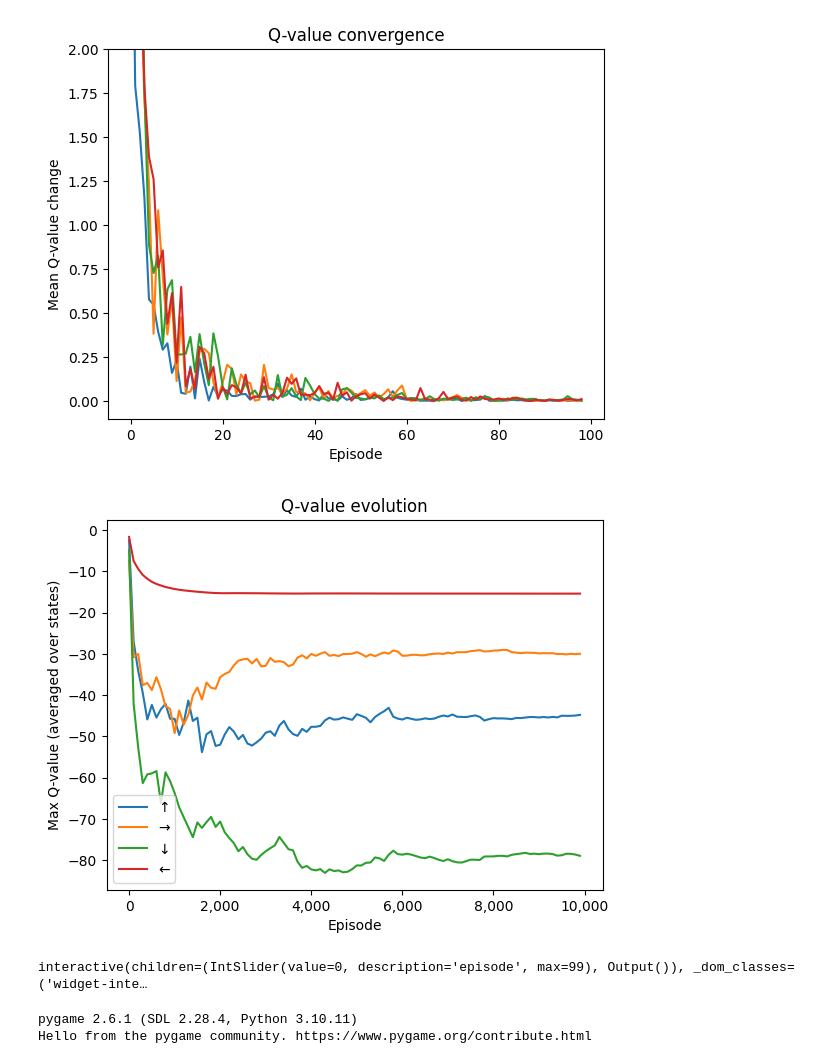
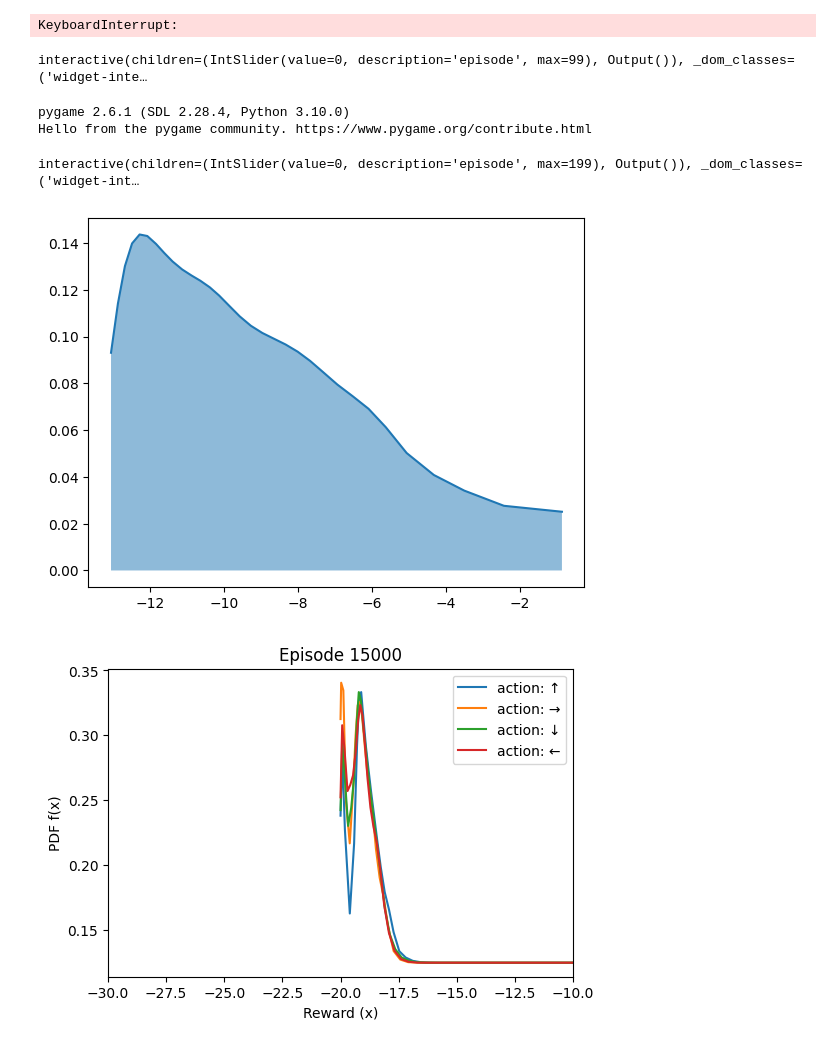
Before and after one commit to AlecHero/QuantileRegressionProject, a Jupyter notebook: plot_book.ipynb, the cells around one changed output. Drawn from its saved outputs; the diff is of its cells as text; code cells hidden in the pictures.

```diff
--- a/plot_book.ipynb
+++ b/plot_book.ipynb
@@ -1,7 +1,7 @@
 # %%
 from dist_run import load_experiment
 
-experiment_name = "CliffCustom-v1_2409_2333"
-params, tables = load_experiment(experiment_name)
-tables = tables[0] # Run
+params, tables = load_experiment("large/WindyRooms-v1_5runs")
+tables = tables.mean(0)
 qtables = tables.mean(-1) if params.n_quantiles > 1 else tables[-1]
+qtable = qtables[-1]
@@ -11,7 +14,6 @@ from dist_plot import plot_mean_convergence, plot_state_convergence
 plot_mean_convergence(qtables)
 plot_state_convergence(qtables, state=36)
 # %% [output]
-[figure, removed]
-[figure, removed]
+KeyboardInterrupt:
 # %%
 from dist_plot import qr_display_episodes
@@ -22,7 +26,32 @@ interactive(children=(IntSlider(value=0, description='episode', max=99), Output(
 # %%
 from display_qtables import display_qtables
 
-display_qtables(qtables, params)
+display_qtables(qtables, params, decimals=1, grid_size=60)
 # %% [output]
-pygame 2.6.1 (SDL 2.28.4, Python 3.10.11)
+pygame 2.6.1 (SDL 2.28.4, Python 3.10.0)
 Hello from the pygame community. https://www.pygame.org/contribute.html
+# %%
+from dist_plot import qr_display_episodes_kde
+
+qr_display_episodes_kde(tables, params, state=36, action=3)
+# %% [output]
+interactive(children=(IntSlider(value=0, description='episode', max=199), Output()), _dom_classes=('widget-int…
+# %%
+from sklearn.neighbors import KernelDensity
+import numpy as np
+from matplotlib import pyplot as plt
+
+action = 0
+episode = -1
+
+state = np.ravel_multi_index((13,0), params.map_size)
+samples = tables[episode,state,action][:, None]
+kde = KernelDensity(kernel="gaussian", bandwidth=0.5).fit(samples)
+log_pdf = kde.score_samples(samples)
+pdf = np.exp(log_pdf)
+
+plt.plot(samples[:,0], pdf)
+plt.fill_between(samples[:,0], pdf, alpha=0.5)
+plt.show()
+# %% [output]
+[figure, added]
@@ -28,0 +68,32 @@ Hello from the pygame community. https://www.pygame.org/contribute.html
+# %%
+from sklearn.neighbors import KernelDensity
+import numpy as np
+import matplotlib.pyplot as plt
+
+def qr_pdf_kde(action_quantiles, bandwidth=0.5):
+    samples = action_quantiles.flatten()[:, None]  # shape (n_samples, 1)
+    kde = KernelDensity(kernel="gaussian", bandwidth=bandwidth).fit(samples)
+    log_pdf = kde.score_samples(samples)
+    pdf = np.exp(log_pdf)
+    return samples, pdf
+
+ARROW_DIRECTIONS = {0: "↑", 1: "→", 2: "↓", 3: "←"}
+
+def _qr_episodes_kde(tables, params, episode, state, bandwidth=0.1):
+    plt.figure(figsize=(6,4))
+
+    for j, action_quantiles in enumerate(tables[episode, state]):
+        x, pdf = qr_pdf_kde(action_quantiles, bandwidth=bandwidth)
+        plt.plot(x, pdf, label=f"action: {ARROW_DIRECTIONS[j]}")
+
+    plt.xlabel("Reward (x)")
+    plt.ylabel("PDF f(x)")
+    plt.title(f"Episode {episode*params.save_skip}")
+    plt.legend()
+    plt.xlim(-30,-10)
+    plt.show()
+
+state = np.ravel_multi_index((2,0), params.map_size)
+_qr_episodes_kde(tables, params, 150, state)
+# %% [output]
+[figure, added]
```
Also changed, not shown: parts of 4 cells of this notebook, 19 other files.
